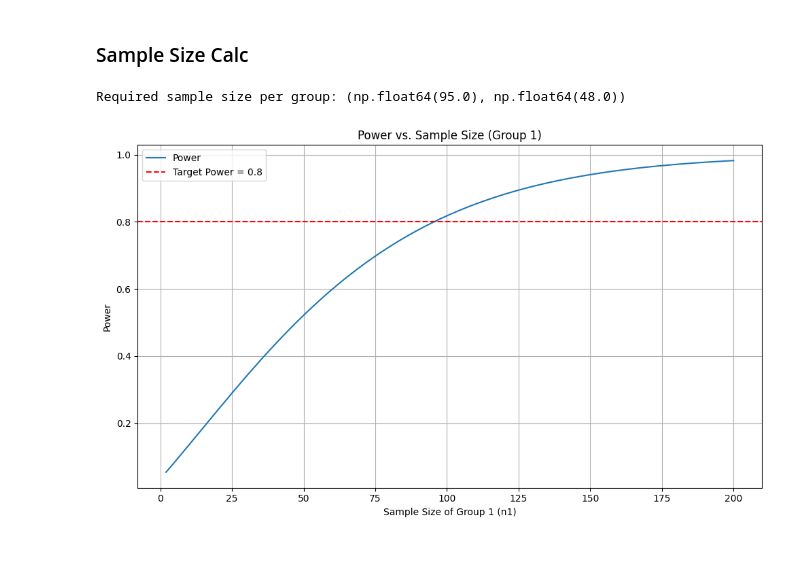
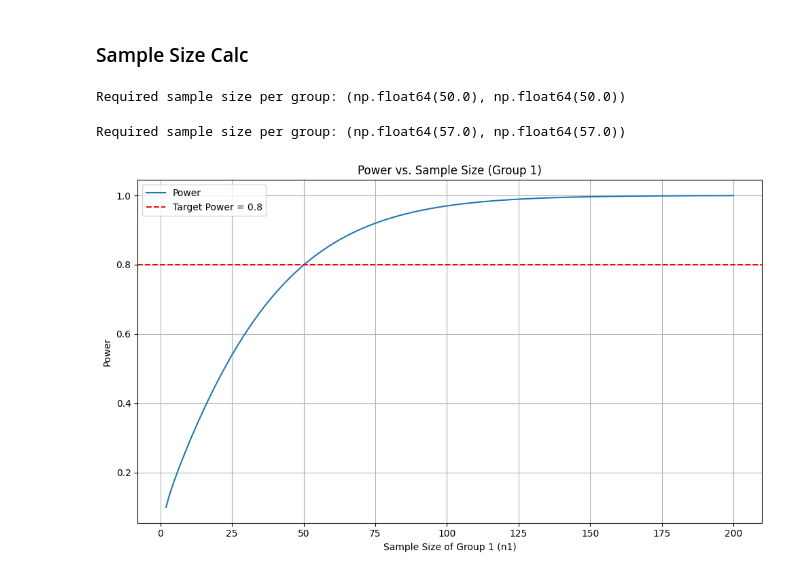
Before and after one commit to Ryan-DeStefano/Power-Calculator, a Jupyter notebook: power.ipynb, the cells around one changed output. Saved outputs shown, nothing was run; the diff lists cells and outputs as text; code cells hidden in the pictures.

Commit message:
- Fully functional two sample t test power calculator

```diff
--- a/power.ipynb
+++ b/power.ipynb
@@ -21,3 +21,34 @@ print(sample_size)
 ## Two Sample T
 # %% [markdown]
 ### Power Calc
+# %%
+def power_two_sample_ttest_unequal_variance(n1, n2, mu1, mu2, s1, s2, alpha=0.05, alternative='two-sided'):
+    """
+    Calculate power for a two-sample t-test.
+    """
+    numerator = (s1**2 / n1 + s2**2 / n2)**2
+    denominator = ((s1**2 / n1)**2) / (n1 - 1) + ((s2**2 / n2)**2) / (n2 - 1)
+    df = np.floor(numerator / denominator)
+
+    pooled_sd = np.sqrt((s1**2 + s2**2) / 2)
+    effect_size = (mu1 - mu2) / pooled_sd
+
+    se = np.sqrt(s1**2 / n1 + s2**2 / n2)
+    ncp = (mu1 - mu2) / se
+
+    t_crit = stats.t.ppf(1 - alpha / 2, df) if alternative == 'two-sided' else stats.t.ppf(1 - alpha, df)
+
+    if alternative == 'two-sided':
+        power = 1 - stats.nct.cdf(t_crit, df, ncp) + stats.nct.cdf(-t_crit, df, ncp)
+    elif alternative == 'larger':
+        power = 1 - stats.nct.cdf(t_crit, df, ncp)
+    elif alternative == 'smaller':
+        power = stats.nct.cdf(-t_crit, df, ncp)
+    else:
+        raise ValueError("alternative must be 'two-sided', 'larger', or 'smaller'")
+
+    return power, effect_size, df
+
+
+power, effect_size, df = power_two_sample_ttest_unequal_variance(n1=2, n2=2, mu1=7, mu2=5, s1=5, s2=2, alternative="two-sided")
+power
@@ -24,5 +57,5 @@ print(sample_size)
 # %%
-def power_two_sample_ttest(effect_size, n1, n2, alpha=0.05, alternative='two-sided'):
+def power_two_sample_ttest_equal_variance(effect_size, n1, n2, alpha=0.05, alternative='two-sided'):
     """
     Calculate power for a two-sample t-test.
     """
@@ -40,8 +73,8 @@ def power_two_sample_ttest(effect_size, n1, n2, alpha=0.05, alternative='two-sid
     else:
         raise ValueError("alternative must be 'two-sided', 'larger', or 'smaller'")
 
-    return power
+    return power, df
 
 
-power_two_sample_ttest(effect_size=.5, n1=64, n2=64, alternative="two-sided")
+power_two_sample_ttest_equal_variance(effect_size=.525, n1=50, n2=50, alternative="two-sided")
 # %% [output]
@@ -105,8 +139,8 @@ plot_power_curve_with_distributions(effect_size=0.5, n1=170, n2=170, alpha=0.05,
 # %% [markdown]
 ### Sample Size Calc
 # %%
-def sample_size_two_sample_ttest(effect_size, power_target=0.8, alpha=0.05,
-                                 alternative='two-sided', allocation_ratio=2.0):
+def sample_size_two_sample_ttest_equal_variance(effect_size, power_target=0.8, alpha=0.05,
+                                                alternative='two-sided', allocation_ratio=2.0):
 
     z_alpha = norm.ppf(1 - alpha / 2) if alternative == 'two-sided' else norm.ppf(1 - alpha)
     z_beta = norm.ppf(power_target)
@@ -118,31 +152,49 @@ def sample_size_two_sample_ttest(effect_size, power_target=0.8, alpha=0.05,
     return np.ceil(n1), np.ceil(n2)
 
 # Example usage:
-n_required = sample_size_two_sample_ttest(effect_size=0.5, power_target=0.8, alpha=0.05, alternative="two-sided")
+n_required = sample_size_two_sample_ttest_equal_variance(effect_size=0.5, power_target=0.8, alpha=0.05, alternative="two-sided", allocation_ratio=1.0)
 print(f"Required sample size per group: {n_required}")
 # %% [output]
-Required sample size per group: (np.float64(95.0), np.float64(48.0))
+Required sample size per group: (np.float64(50.0), np.float64(50.0))
+# %%
+def sample_size_two_sample_ttest_unequal_variance(mu1, mu2, s1, s2, power_target=0.8, alpha=0.05,
+                                                  alternative='two-sided', allocation_ratio=2.0):
+
+    z_alpha = norm.ppf(1 - alpha / 2) if alternative == 'two-sided' else norm.ppf(1 - alpha)
+    z_beta = norm.ppf(power_target)
+
+    # n1 is the size of the smaller (or reference) group
+    n1 = ((z_alpha + z_beta) ** 2 * (s1 ** 2 + s2 ** 2 * allocation_ratio)) / ((mu1 - mu2) ** 2)
+    n2 = n1 / allocation_ratio
+
+    return np.ceil(n1), np.ceil(n2)
+
+# Example usage:
+n_required = sample_size_two_sample_ttest_unequal_variance(mu1=7, mu2=5, s1=5, s2=2, power_target=0.8, alpha=0.05, alternative="two-sided", allocation_ratio=1.0)
+print(f"Required sample size per group: {n_required}")
+# %% [output]
+Required sample size per group: (np.float64(57.0), np.float64(57.0))
 # %%
-def plot_power_curve(effect_size, alpha=0.05, power_target=0.8, alternative='two-sided', allocation_ratio=1.0, max_n1=200):
-    n1_values = np.arange(2, max_n1 + 1, 3)
+def plot_power_curve_equal_variance(effect_size, alpha=0.05, power_target=0.8, alternative='two-sided', allocation_ratio=1.0, max_n1=200):
+    n1_values = np.arange(2, max_n1 + 1)
     power_values = []
 
     for n1 in n1_values:
         n2 = n1 / allocation_ratio
-        power = power_two_sample_ttest(effect_size, n1, n2, alpha=alpha, alternative=alternative)
+        power, df = power_two_sample_ttest_equal_variance(effect_size=effect_size, n1=n1, n2=n2, alpha=alpha, alternative=alternative)
         power_values.append(power)
 
     plt.figure(figsize=(10, 6))
     plt.plot(n1_values, power_values, label=f'Power', )
     plt.axhline(y=power_target, color='red', linestyle='--', label=f'Target Power = {power_target}')
     plt.xlabel('Sample Size of Group 1 (n1)')
     plt.ylabel('Power')
     plt.title('Power vs. Sample Size (Group 1)')
     plt.legend()
     plt.grid(True)
     plt.tight_layout()
     plt.show()
 
-plot_power_curve(effect_size=0.5, alpha=0.05, power_target=.8, alternative='two-sided', allocation_ratio=2.0, max_n1=200)
+plot_power_curve_equal_variance(effect_size=0.5, alpha=0.05, power_target=.8, alternative='larger', allocation_ratio=1.0, max_n1=200)
 # %% [output]
-[figure, old version]
+[figure, new version]
```
Also changed, not shown: parts of 8 cells of this notebook, 1 other file.
